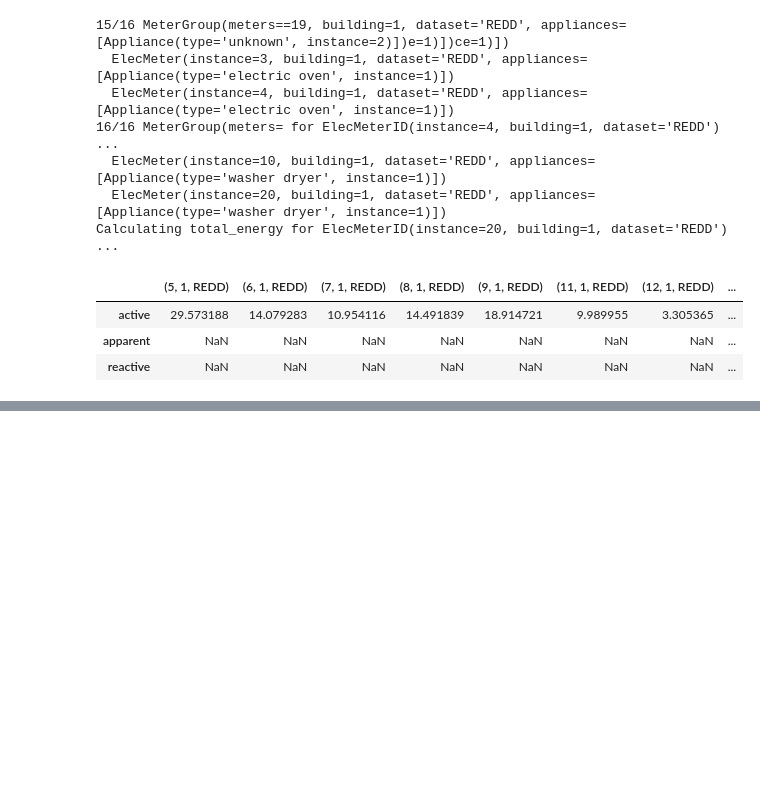
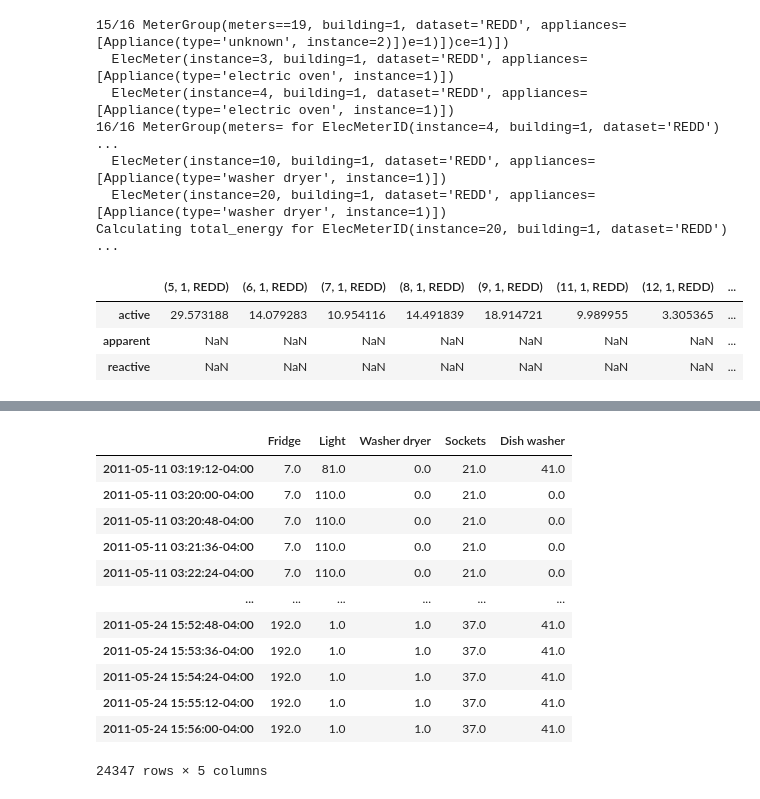
Before and after one commit to leonardohdemelo/NILM-Unifei, a Jupyter notebook: NILM-Unifei.ipynb, the cells around one changed output, grey strips where cells are left out. Saved outputs shown, nothing was run; the diff lists cells and outputs as text; code cells hidden in the pictures; blank space fills up the shorter version.

```diff
--- a/NILM-Unifei.ipynb
+++ b/NILM-Unifei.ipynb
@@ -45,8 +50,8 @@ Done converting YAML metadata to HDF5!
 Done converting REDD to HDF5!
 # %%
 #Carrega os dados na memória
-train = DataSet('redd2.h5')
-test = DataSet('redd2.h5')
+train = DataSet('redd.h5')
+test = DataSet('redd.h5')
 # %%
 #Enumera todas as casas
 buildings = [ i for i in range(6)]
@@ -282,2 +471,17 @@ imprime_casa()
 # %%
 #Definição de uma função que é capaz de encontrar o valor da energia predita em cada caso
+prediction
+# %% [output]
+|  | Fridge | Light | Washer dryer | Sockets | Dish washer |
+| 2011-05-11 03:19:12-04:00 | 7.0 | 81.0 | 0.0 | 21.0 | 41.0 |
+| 2011-05-11 03:20:00-04:00 | 7.0 | 110.0 | 0.0 | 21.0 | 0.0 |
+| 2011-05-11 03:20:48-04:00 | 7.0 | 110.0 | 0.0 | 21.0 | 0.0 |
+| 2011-05-11 03:21:36-04:00 | 7.0 | 110.0 | 0.0 | 21.0 | 0.0 |
+| 2011-05-11 03:22:24-04:00 | 7.0 | 110.0 | 0.0 | 21.0 | 0.0 |
+| ... | ... | ... | ... | ... | ... |
+| 2011-05-24 15:52:48-04:00 | 192.0 | 1.0 | 1.0 | 37.0 | 41.0 |
+| 2011-05-24 15:53:36-04:00 | 192.0 | 1.0 | 1.0 | 37.0 | 41.0 |
+| 2011-05-24 15:54:24-04:00 | 192.0 | 1.0 | 1.0 | 37.0 | 41.0 |
+| 2011-05-24 15:55:12-04:00 | 192.0 | 1.0 | 1.0 | 37.0 | 41.0 |
+| 2011-05-24 15:56:00-04:00 | 192.0 | 1.0 | 1.0 | 37.0 | 41.0 |
+24347 rows × 5 columns
```
Also changed, not shown: parts of 17 cells of this notebook.
